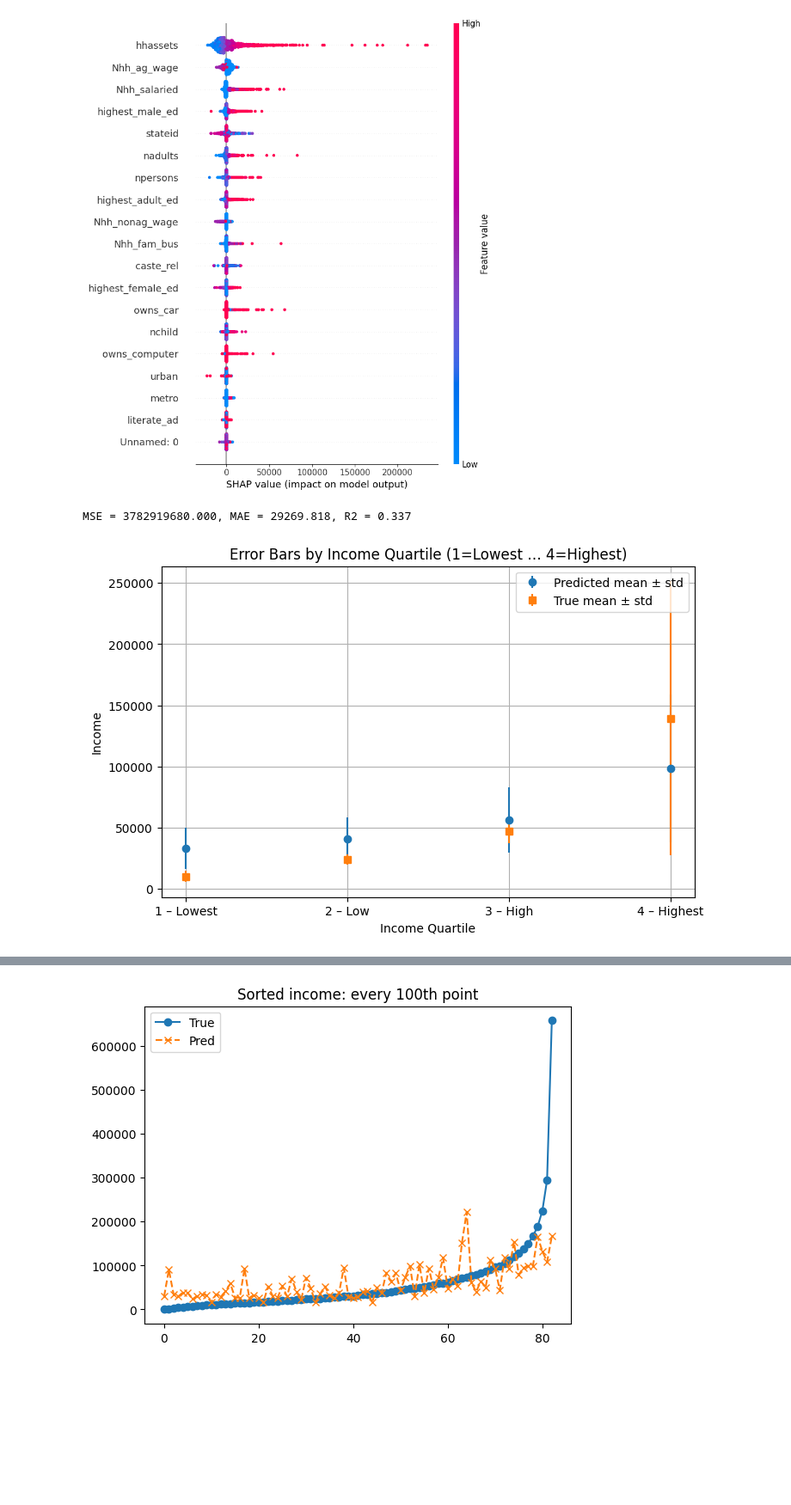
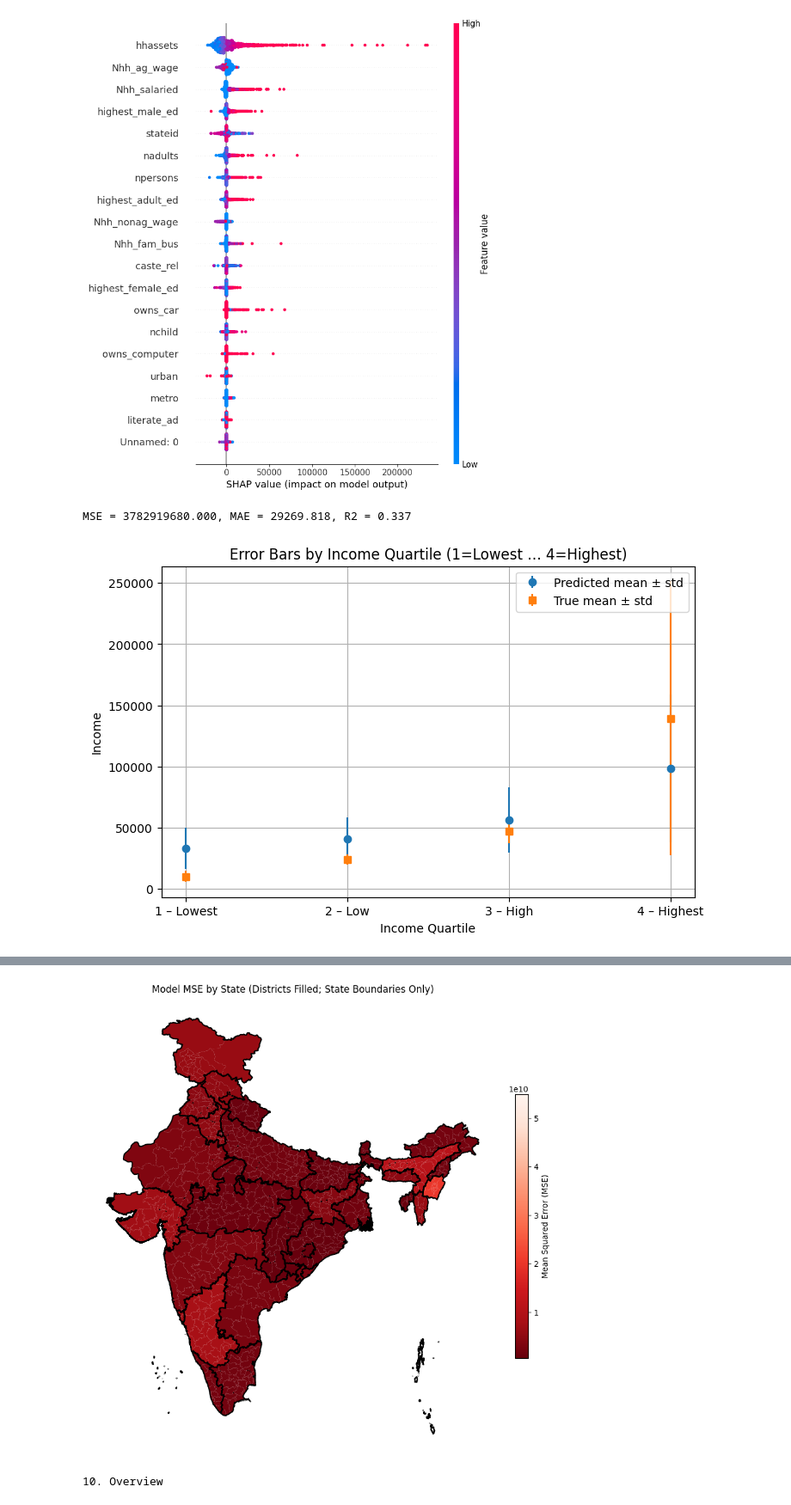
Before and after one commit to simon-0006/Data-Science-GESS---Group-Project, a Jupyter notebook: India/NN2_ICPSR_IHDS-1.ipynb, the cells around one changed output, grey strips where cells are left out. Shown at 86% size. Drawn from its saved outputs; the diff is of its cells as text; code cells hidden in the pictures; blank space fills up the shorter version.

Commit message:
second model  india - generalization error 3e7, r2 score = 0.33, analysis V2

```diff
--- a/India/NN2_ICPSR_IHDS-1.ipynb
+++ b/India/NN2_ICPSR_IHDS-1.ipynb
@@ -575,6 +620,83 @@ def analysis(X_test, y_test):
             e = mean_squared_error(sub['y_true'], sub['y_pred'])
             print(f"Caste/ Religion {caste}: MSE = {e:.3f}")
 
+    # plot heatmap ---------------------
+    # --- 1. Map to clean state names ---
+    df['state_name'] = (
+        df['stateid']
+          .map(state_lookup)
+          .str.lower()
+          .str.strip()
+    )
+
+    # --- 2. Compute per-state MSE ---
+    mse_df = (
+        df[['state_name','y_true','y_pred']]
+          .groupby('state_name', observed=True)
+          .apply(lambda sub: mean_squared_error(sub['y_true'], sub['y_pred']))
+          .reset_index(name='MSE')
+    )
+
+    # --- 3. Merge MSE into districts GeoDataFrame ---
+    #    (districts is already loaded and has ST_NM_clean)
+    merged = districts.merge(
+        mse_df,
+        left_on='ST_NM_clean',
+        right_on='state_name',
+        how='left'
+    )
+
+    # --- 4. Subset to just the grouping key, geometry, and MSE ---
+    merged_sub = merged[['ST_NM_clean', 'geometry', 'MSE']]
+
+    # --- 5. Dissolve up to state polygons, averaging only MSE ---
+    gdf_states = (
+        merged_sub
+          .dissolve(
+              by='ST_NM_clean',
+              aggfunc={'MSE':'mean'}   # only numeric column
+          )
+          .reset_index()
+    )
+
+    # --- 6. Prepare reversed Reds colormap (low MSE → red) ---
+    norm  = mpl.colors.Normalize(vmin=gdf_states['MSE'].min(), vmax=gdf_states['MSE'].max())
+    cmap  = mpl.cm.Reds_r
+    sm    = mpl.cm.ScalarMappable(norm=norm, cmap=cmap)
+    sm.set_array([])
+
+    # --- 7. Plot only state boundaries, colored by MSE ---
+    fig, ax = plt.subplots(1,1,figsize=(10,12))
+
+    merged.plot(
+        column='MSE',          # fill color = MSE
+        cmap='Reds_r',         # low MSE → red
+        linewidth=0,           # no district borders
+        edgecolor=None,
+        legend=False,          # we’ll add our own colorbar
+        ax=ax
+    )
+
+    # --- 8. Overlay state boundaries (black edges only) ---
+    gdf_states.boundary.plot(
+        ax=ax,
+        edgecolor='black',
+        linewidth=1.5
+    )
+
+    # --- 9. Colorbar for MSE ---
+    norm = mpl.colors.Normalize(vmin=merged['MSE'].min(), vmax=merged['MSE'].max())
+    sm   = mpl.cm.ScalarMappable(norm=norm, cmap='Reds_r')
+    sm.set_array([])  # hack for colorbar
+    cbar = fig.colorbar(sm, ax=ax, orientation='vertical', fraction=0.03, pad=0.04)
+    cbar.set_label('Mean Squared Error (MSE)', rotation=90)
+
+    # --- Final touches ---
+    ax.set_axis_off()
+    ax.set_title('Model MSE by State (Districts Filled; State Boundaries Only)')
+    plt.show()
+        # ----------------------------------
+
     # --- 9. Subjective / Sentiment Features ---
     # If you have a column 'sentiment_score', check its correlation above.
 
@@ -611 +733,2 @@ Caste/ Religion 8: MSE = 8362142208.000
-[figure, old version]
+[figure, new version]
+10. Overview
```
Also changed, not shown: parts of 3 cells of this notebook, 1 other file.
